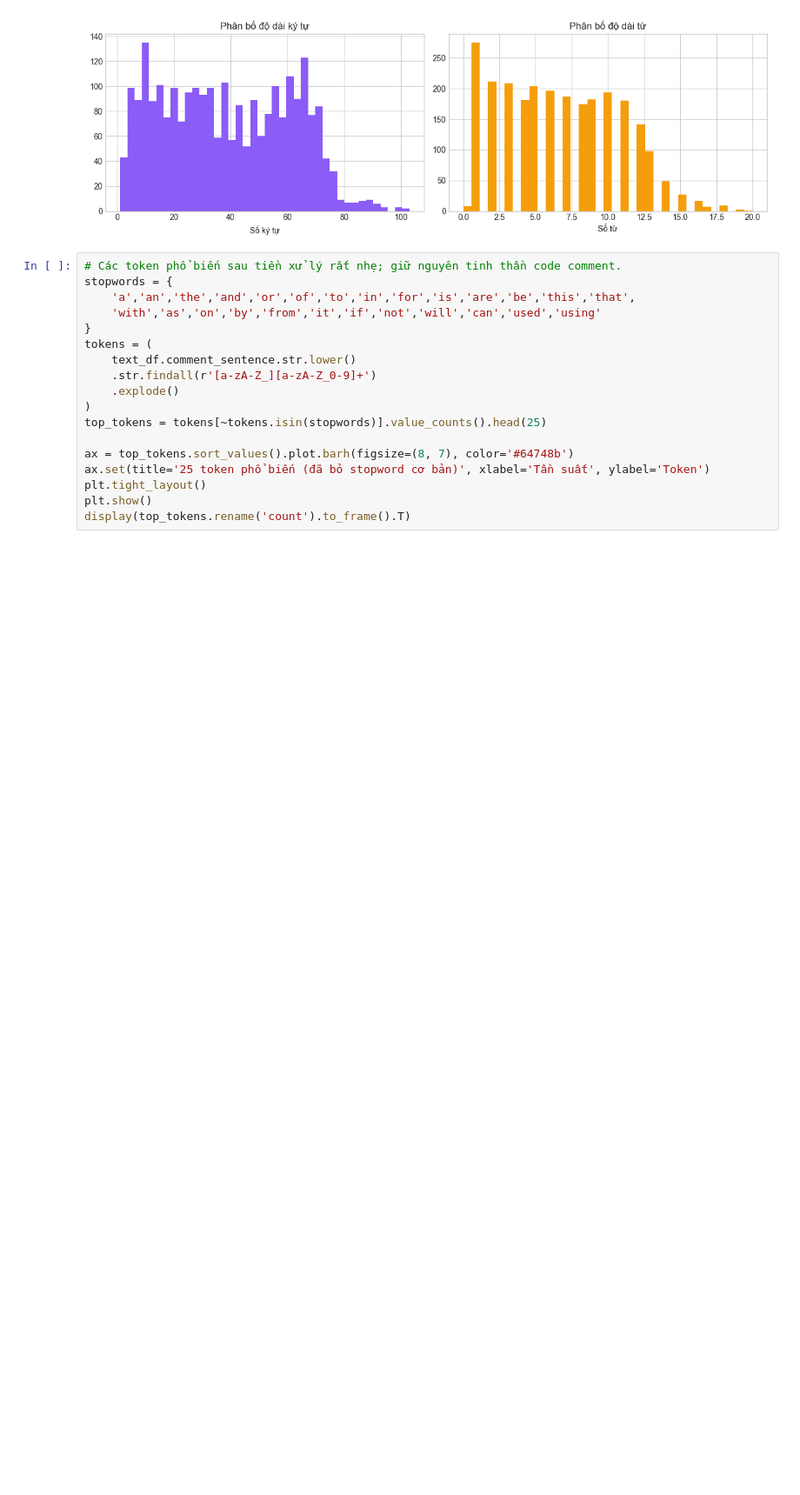
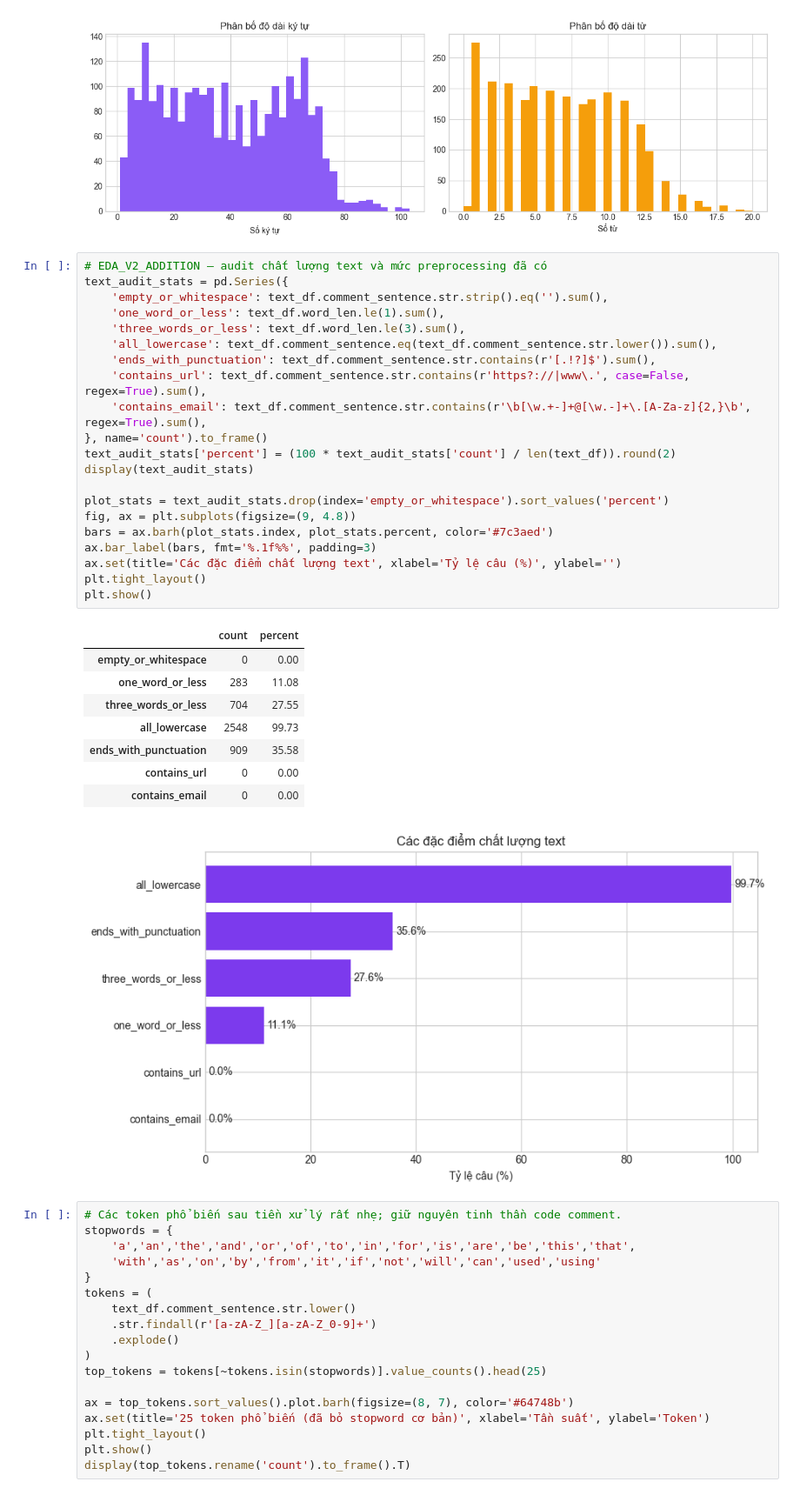
Before and after one commit to binhbinh22/Master-Seminar-2, a Jupyter notebook: EDA_python_code_comment_classification.ipynb, the cells around one changed output. Shown at 87% size. Saved outputs shown, nothing was run; the diff lists cells and outputs as text; blank space fills up the shorter version.

```diff
--- a/EDA_python_code_comment_classification.ipynb
+++ b/EDA_python_code_comment_classification.ipynb
@@ -289,6 +339,37 @@ plt.show()
 Có dấu hiệu code token: 39.2%
 Bắt đầu bằng chữ thường: 96.2%
 [figure]
+# %%
+# EDA_V2_ADDITION — audit chất lượng text và mức preprocessing đã có
+text_audit_stats = pd.Series({
+    'empty_or_whitespace': text_df.comment_sentence.str.strip().eq('').sum(),
+    'one_word_or_less': text_df.word_len.le(1).sum(),
+    'three_words_or_less': text_df.word_len.le(3).sum(),
+    'all_lowercase': text_df.comment_sentence.eq(text_df.comment_sentence.str.lower()).sum(),
+    'ends_with_punctuation': text_df.comment_sentence.str.contains(r'[.!?]$').sum(),
+    'contains_url': text_df.comment_sentence.str.contains(r'https?://|www\.', case=False, regex=True).sum(),
+    'contains_email': text_df.comment_sentence.str.contains(r'\b[\w.+-]+@[\w.-]+\.[A-Za-z]{2,}\b', regex=True).sum(),
+}, name='count').to_frame()
+text_audit_stats['percent'] = (100 * text_audit_stats['count'] / len(text_df)).round(2)
+display(text_audit_stats)
+
+plot_stats = text_audit_stats.drop(index='empty_or_whitespace').sort_values('percent')
+fig, ax = plt.subplots(figsize=(9, 4.8))
+bars = ax.barh(plot_stats.index, plot_stats.percent, color='#7c3aed')
+ax.bar_label(bars, fmt='%.1f%%', padding=3)
+ax.set(title='Các đặc điểm chất lượng text', xlabel='Tỷ lệ câu (%)', ylabel='')
+plt.tight_layout()
+plt.show()
+# %% [output]
+|  | count | percent |
+| empty_or_whitespace | 0 | 0.00 |
+| one_word_or_less | 283 | 11.08 |
+| three_words_or_less | 704 | 27.55 |
+| all_lowercase | 2548 | 99.73 |
+| ends_with_punctuation | 909 | 35.58 |
+| contains_url | 0 | 0.00 |
+| contains_email | 0 | 0.00 |
+[figure, added]
 # %%
 # Các token phổ biến sau tiền xử lý rất nhẹ; giữ nguyên tinh thần code comment.
 stopwords = {
```
Also changed, not shown: parts of 12 cells of this notebook.
